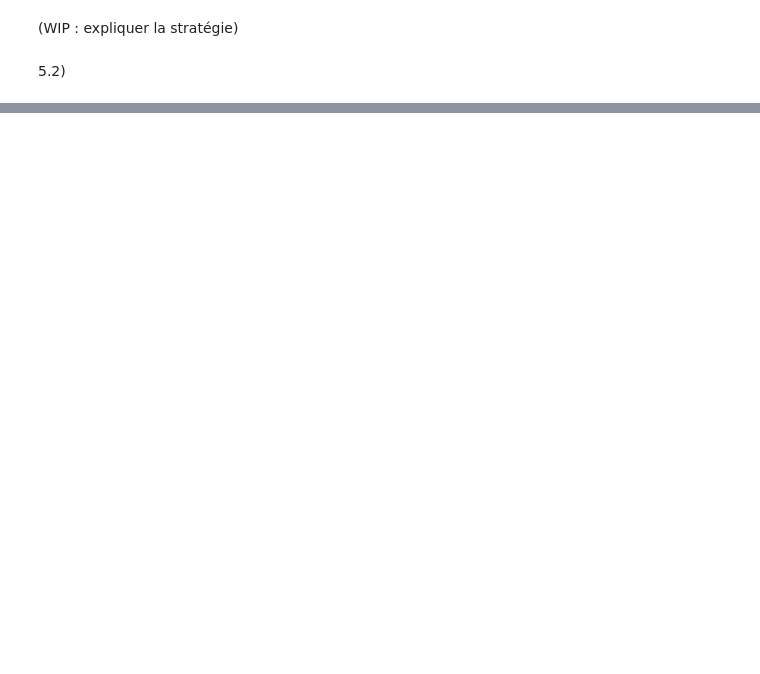
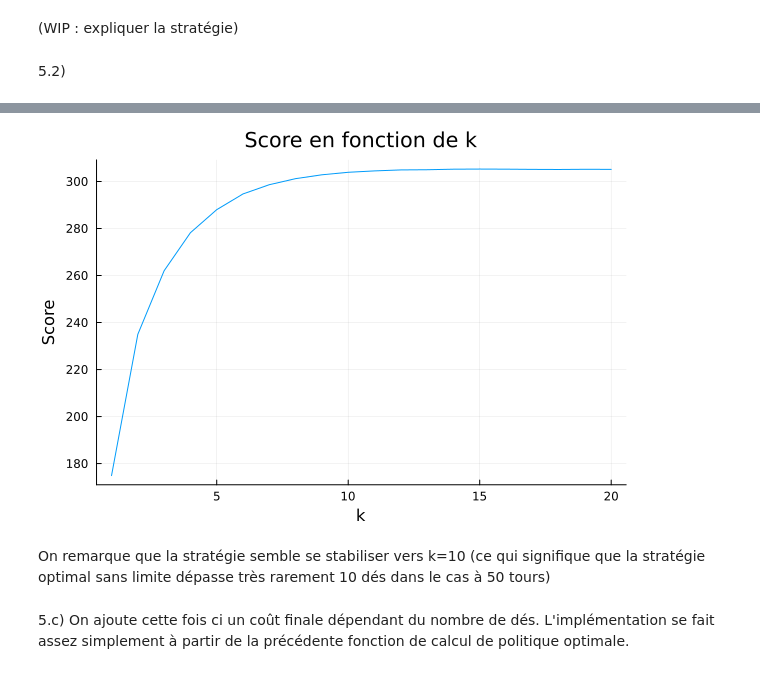
Before and after one commit to ErwannE/OPTIM, a Jupyter notebook: exo3.ipynb, the cells around one changed output, grey strips where cells are left out. Saved outputs shown, nothing was run; the diff lists cells and outputs as text; code cells hidden in the pictures; blank space fills up the shorter version.

```diff
--- a/exo3.ipynb
+++ b/exo3.ipynb
@@ -766,0 +665,8 @@ test_spending_sim()
+# %%
+kmax = 20
+T=50
+score = zeros(kmax)
+for i in 1:20
+    score[i] = game2_simulator(game2_dp(T, i), T, i, 10000)[1]
+end
+score
@@ -767 +691,10 @@ test_spending_sim()
+# %%
+using Plots
+plot(1:kmax, score, title = "Score en fonction de k", xlabel = "k", ylabel = "Score", legend = false)
+# %% [output]
+[figure, added]
+# %% [markdown]
+On remarque que la stratégie semble se stabiliser vers k=10 (ce qui signifique que la stratégie optimal sans limite dépasse très rarement 10 dés dans le cas à 50 tours)
+# %% [markdown]
+5.c) On ajoute cette fois ci un coût finale dépendant du nombre de dés. L'implémentation se fait assez simplement à partir de la précédente fonction de calcul de politique optimale.
 # %%
```
Also changed, not shown: parts of 21 cells of this notebook.
